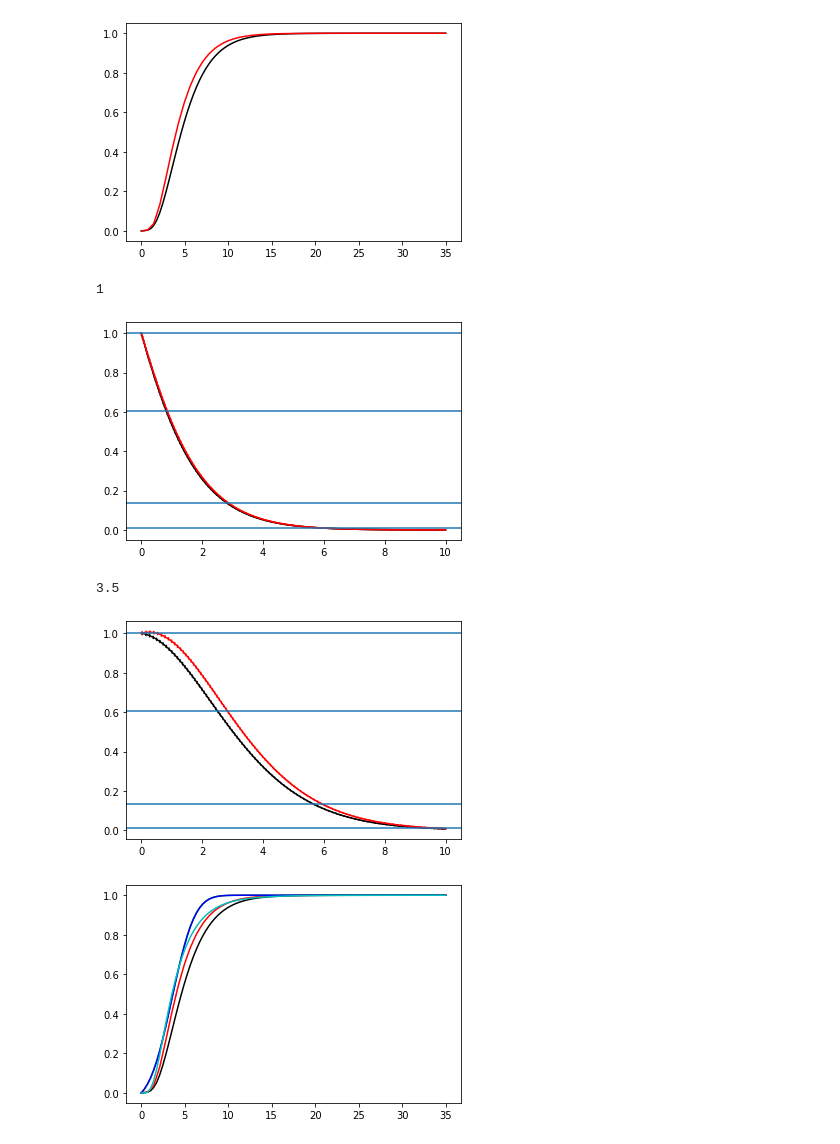
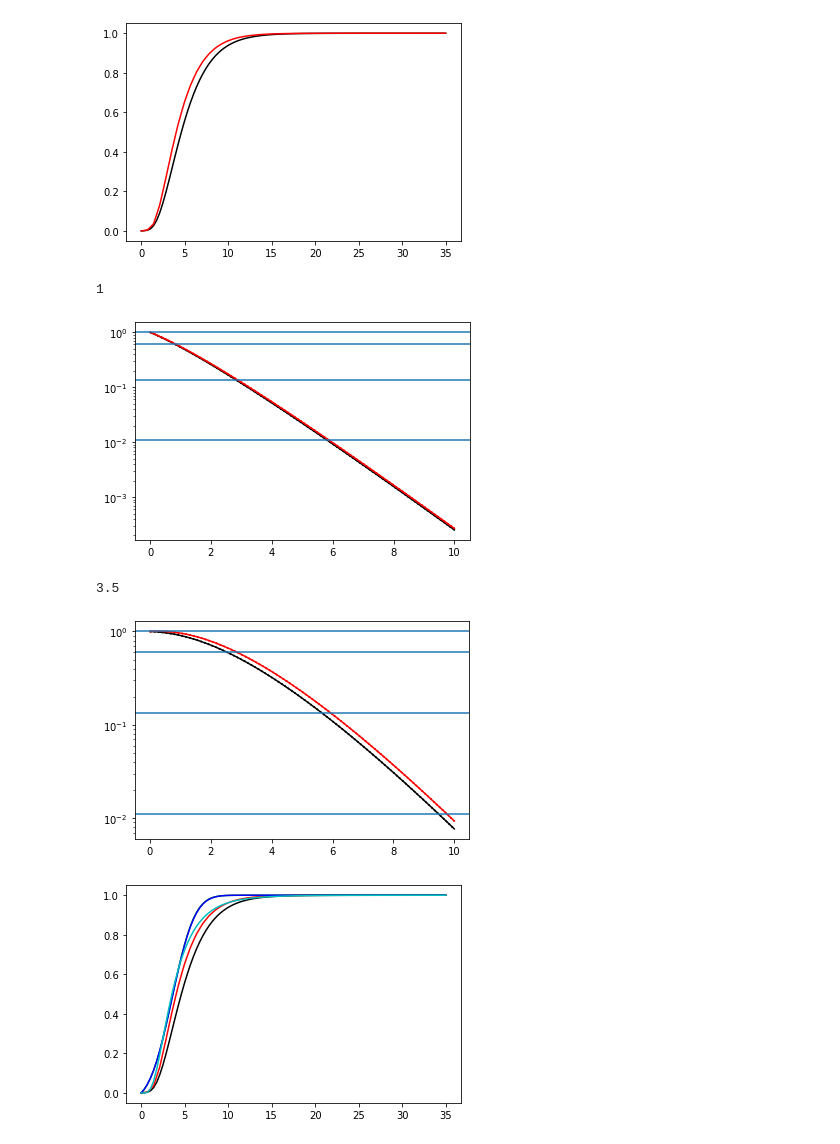
Before and after one commit to Rupt/interval-evidence, a Jupyter notebook: inspect_and_limit_SR0bvetotight.ipynb, the cells around one changed output. Saved outputs shown, nothing was run; the diff lists cells and outputs as text; code cells hidden in the pictures.

```diff
--- a/inspect_and_limit_SR0bvetotight.ipynb
+++ b/inspect_and_limit_SR0bvetotight.ipynb
@@ -92,7 +93,7 @@ def interval_divide(a, b):
     Arguments:
         a: shape (..., 2) with lo, hi in the last axis
             non-negative
-        b: shape (..., 2) of lo, hi
+        b: shape (..., 2) similarly
             positive
     """
     return a / b[..., ::-1]
@@ -106,39 +107,40 @@ def test_limits(n):
     model_mcmc = model_from_mcmc(n, mcmc)
 
     signal = numpy.linspace(0, 10, 101)
 
+    rtol=1e-3
     z_linspace = []
     z_mcmc = []
     for x_i in signal:
-        z_linspace.append(model_linspace(shift=x_i).integrate())
-        z_mcmc.append(model_mcmc(shift=x_i).integrate())
+        z_linspace.append(model_linspace(shift=x_i).integrate(rtol=rtol))
+        z_mcmc.append(model_mcmc(shift=x_i).integrate(rtol=rtol))
     z_linspace = numpy.array(z_linspace)
     z_mcmc = numpy.array(z_mcmc)
 
     r_linspace = interval_divide(z_linspace, z_linspace[0])
     r_mcmc = interval_divide(z_mcmc, z_mcmc[0])
 
     pyplot.plot(signal, r_linspace.mean(axis=1), "k")
     pyplot.plot(signal, r_linspace[:, 0], "k:")
     pyplot.plot(signal, r_linspace[:, 1], "k:")
     pyplot.plot(signal, r_mcmc.mean(axis=1), "r")
     pyplot.plot(signal, r_mcmc[:, 0], "r:")
     pyplot.plot(signal, r_mcmc[:, 1], "r:")
     pyplot.axhline(numpy.exp(-0.0))
     pyplot.axhline(numpy.exp(-0.5))
     pyplot.axhline(numpy.exp(-2.))
     pyplot.axhline(numpy.exp(-4.5))
 #     pyplot.ylim(0)
-#     pyplot.yscale("log")
+    pyplot.yscale("log")
     pyplot.show()
 
 test_limits(NDATA)
 test_limits(3.5)
 # %% [output]
 1
-[figure, old version]
+[figure, new version]
 3.5
-[figure, old version]
+[figure, new version]
 # %%
 def model_from_cabinetry(n, fit):
     return partial(
```
Also changed, not shown: parts of 4 cells of this notebook, 3 other files.
